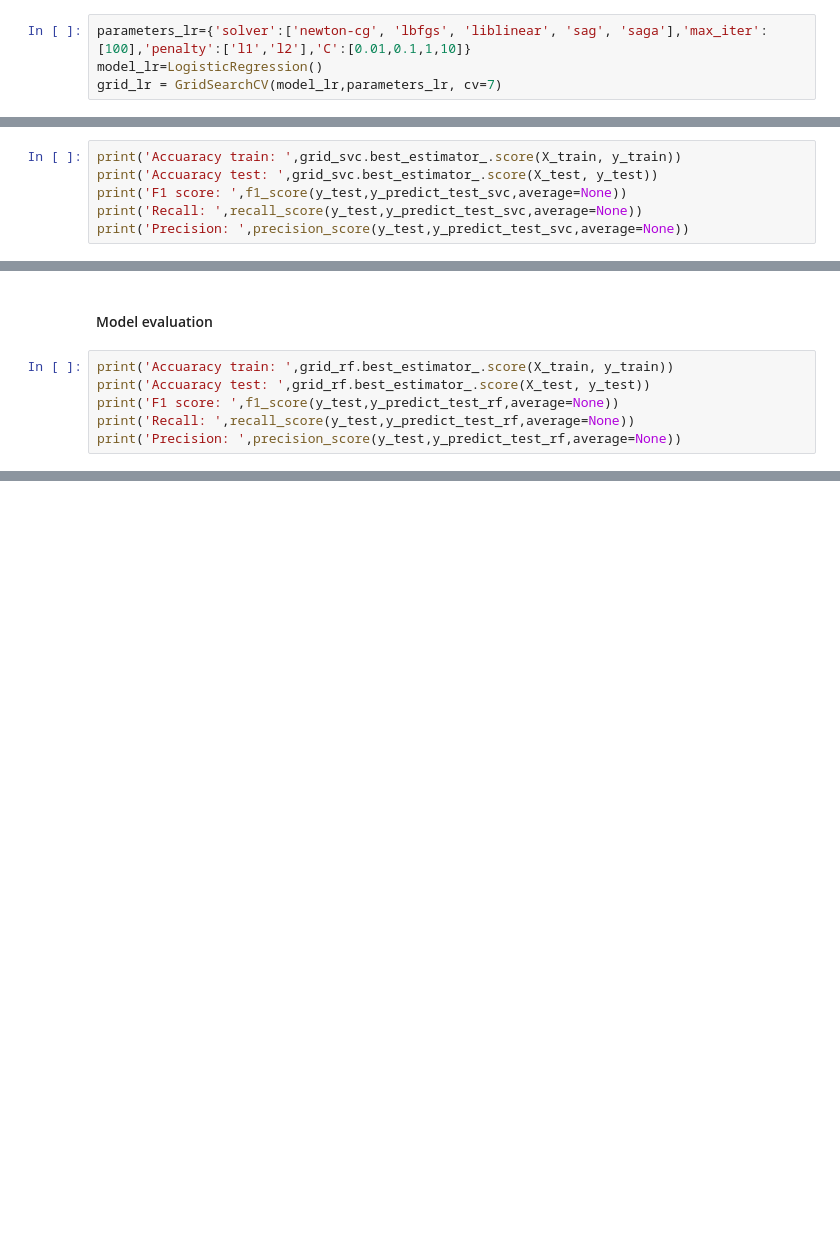
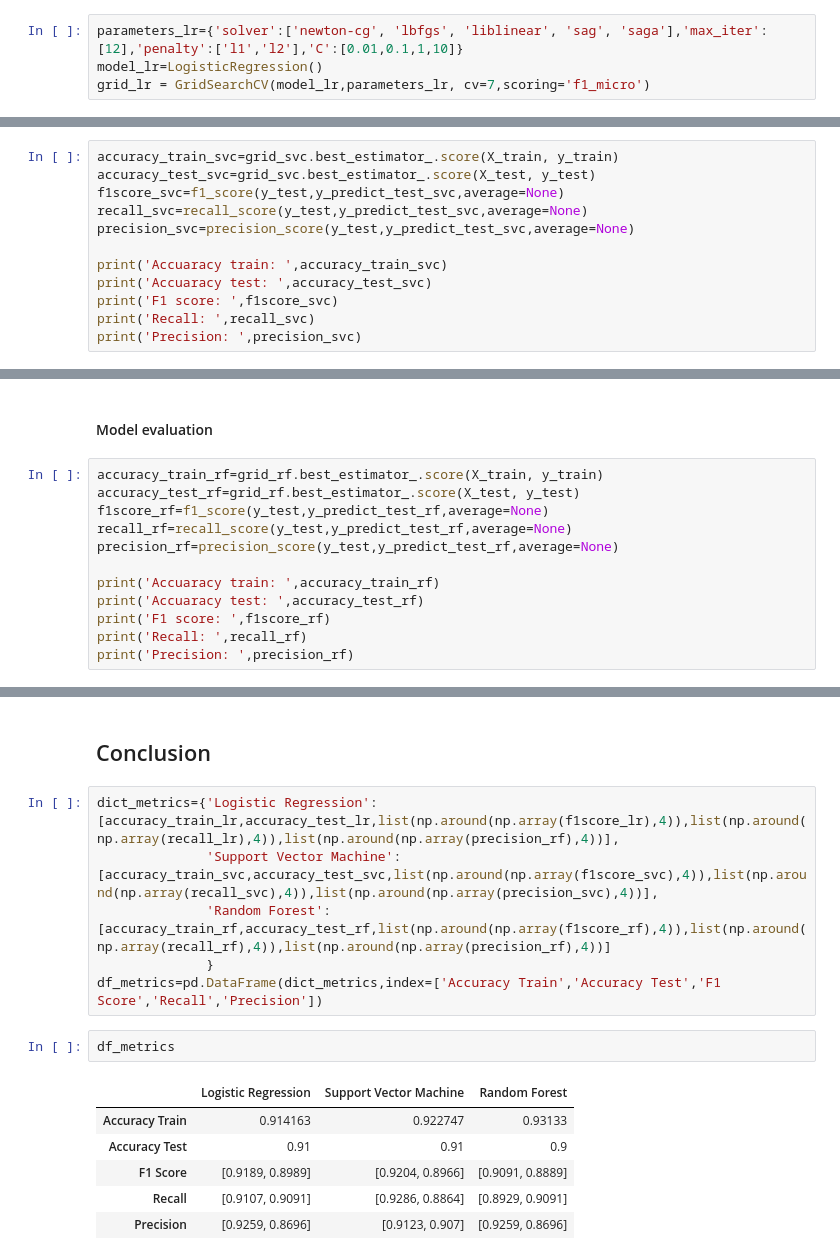
Before and after one commit to hecescam/IA3, a Jupyter notebook: ML_Exercise_Opcional.ipynb, the cells around one changed output, grey strips where cells are left out. Cells and saved outputs as stored; diff of their text form; blank space fills up the shorter version.

```diff
--- a/ML_Exercise_Opcional.ipynb
+++ b/ML_Exercise_Opcional.ipynb
@@ -249,9 +260,9 @@ X_test.head()
 # %% [markdown]
 ### LOGISTIC REGRESSION
 # %%
-parameters_lr={'solver':['newton-cg', 'lbfgs', 'liblinear', 'sag', 'saga'],'max_iter':[100],'penalty':['l1','l2'],'C':[0.01,0.1,1,10]}
+parameters_lr={'solver':['newton-cg', 'lbfgs', 'liblinear', 'sag', 'saga'],'max_iter':[12],'penalty':['l1','l2'],'C':[0.01,0.1,1,10]}
 model_lr=LogisticRegression()
-grid_lr = GridSearchCV(model_lr,parameters_lr, cv=7)
+grid_lr = GridSearchCV(model_lr,parameters_lr, cv=7,scoring='f1_micro')
 # %% [markdown]
 ####Model training
 # %%
@@ -372,11 +391,17 @@ y_predict_test_svc= grid_svc.best_estimator_.predict(X_test)
 # %% [markdown]
 ####Model evaluation
 # %%
-print('Accuaracy train: ',grid_svc.best_estimator_.score(X_train, y_train))
-print('Accuaracy test: ',grid_svc.best_estimator_.score(X_test, y_test))
-print('F1 score: ',f1_score(y_test,y_predict_test_svc,average=None))
-print('Recall: ',recall_score(y_test,y_predict_test_svc,average=None))
-print('Precision: ',precision_score(y_test,y_predict_test_svc,average=None))
+accuracy_train_svc=grid_svc.best_estimator_.score(X_train, y_train)
+accuracy_test_svc=grid_svc.best_estimator_.score(X_test, y_test)
+f1score_svc=f1_score(y_test,y_predict_test_svc,average=None)
+recall_svc=recall_score(y_test,y_predict_test_svc,average=None)
+precision_svc=precision_score(y_test,y_predict_test_svc,average=None)
+
+print('Accuaracy train: ',accuracy_train_svc)
+print('Accuaracy test: ',accuracy_test_svc)
+print('F1 score: ',f1score_svc)
+print('Recall: ',recall_svc)
+print('Precision: ',precision_svc)
 # %% [output]
 Accuaracy train:  0.9227467811158798
 Accuaracy test:  0.91
@@ -435,9 +460,15 @@ y_predict_test_rf= grid_rf.best_estimator_.predict(X_test)
 # %% [markdown]
 #### Model evaluation
 # %%
-print('Accuaracy train: ',grid_rf.best_estimator_.score(X_train, y_train))
-print('Accuaracy test: ',grid_rf.best_estimator_.score(X_test, y_test))
-print('F1 score: ',f1_score(y_test,y_predict_test_rf,average=None))
-print('Recall: ',recall_score(y_test,y_predict_test_rf,average=None))
-print('Precision: ',precision_score(y_test,y_predict_test_rf,average=None))
+accuracy_train_rf=grid_rf.best_estimator_.score(X_train, y_train)
+accuracy_test_rf=grid_rf.best_estimator_.score(X_test, y_test)
+f1score_rf=f1_score(y_test,y_predict_test_rf,average=None)
+recall_rf=recall_score(y_test,y_predict_test_rf,average=None)
+precision_rf=precision_score(y_test,y_predict_test_rf,average=None)
+
+print('Accuaracy train: ',accuracy_train_rf)
+print('Accuaracy test: ',accuracy_test_rf)
+print('F1 score: ',f1score_rf)
+print('Recall: ',recall_rf)
+print('Precision: ',precision_rf)
 # %% [output]
@@ -476,3 +509,20 @@ fig.show()
 AUC train:  0.9871605667060214
 AUC test:  0.9586038961038962
 [interactive output not drawn]
+# %% [markdown]
+## Conclusion
+# %%
+dict_metrics={'Logistic Regression':[accuracy_train_lr,accuracy_test_lr,list(np.around(np.array(f1score_lr),4)),list(np.around(np.array(recall_lr),4)),list(np.around(np.array(precision_rf),4))],
+              'Support Vector Machine':[accuracy_train_svc,accuracy_test_svc,list(np.around(np.array(f1score_svc),4)),list(np.around(np.array(recall_svc),4)),list(np.around(np.array(precision_svc),4))],
+              'Random Forest':[accuracy_train_rf,accuracy_test_rf,list(np.around(np.array(f1score_rf),4)),list(np.around(np.array(recall_rf),4)),list(np.around(np.array(precision_rf),4))]
+              }
+df_metrics=pd.DataFrame(dict_metrics,index=['Accuracy Train','Accuracy Test','F1 Score','Recall','Precision'])
+# %%
+df_metrics
+# %% [output]
+|  | Logistic Regression | Support Vector Machine | Random Forest |
+| Accuracy Train | 0.914163 | 0.922747 | 0.93133 |
+| Accuracy Test | 0.91 | 0.91 | 0.9 |
+| F1 Score | [0.9189, 0.8989] | [0.9204, 0.8966] | [0.9091, 0.8889] |
+| Recall | [0.9107, 0.9091] | [0.9286, 0.8864] | [0.8929, 0.9091] |
+| Precision | [0.9259, 0.8696] | [0.9123, 0.907] | [0.9259, 0.8696] |
```
Also changed, not shown: parts of 11 cells of this notebook.
